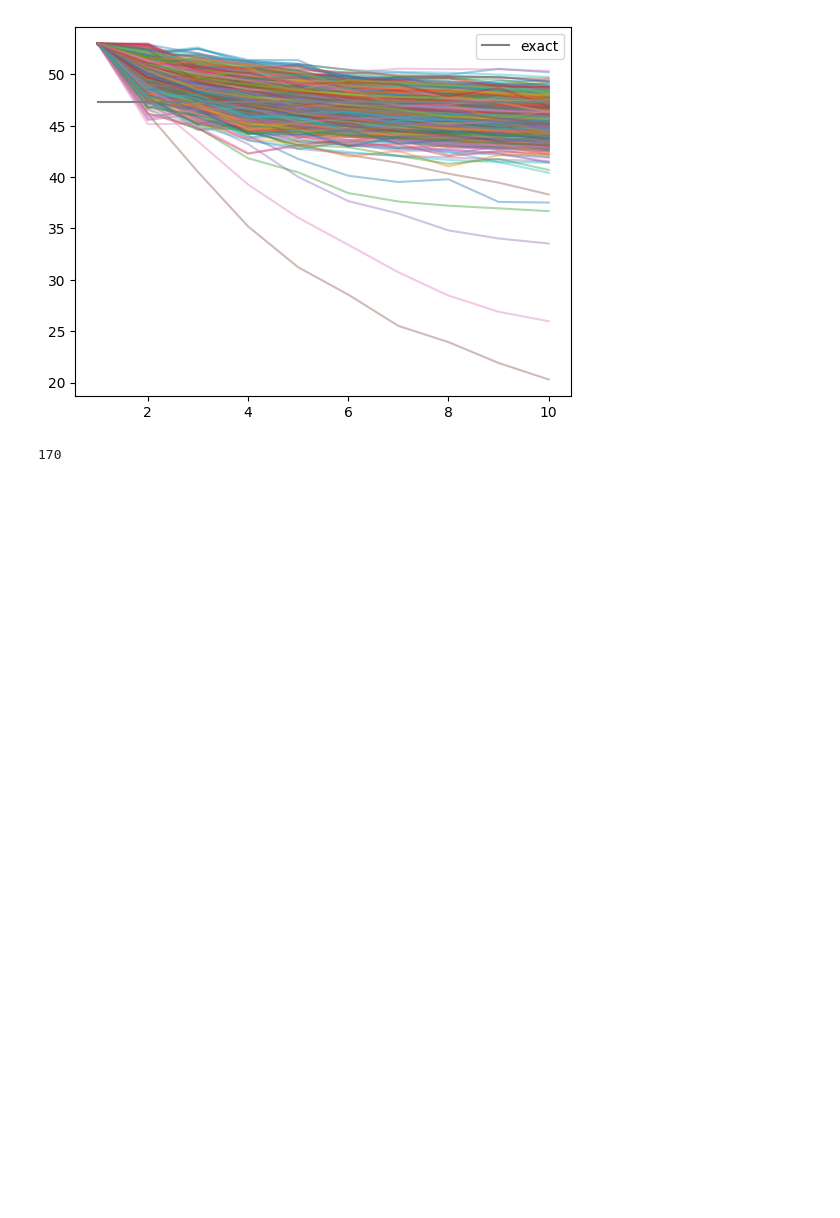
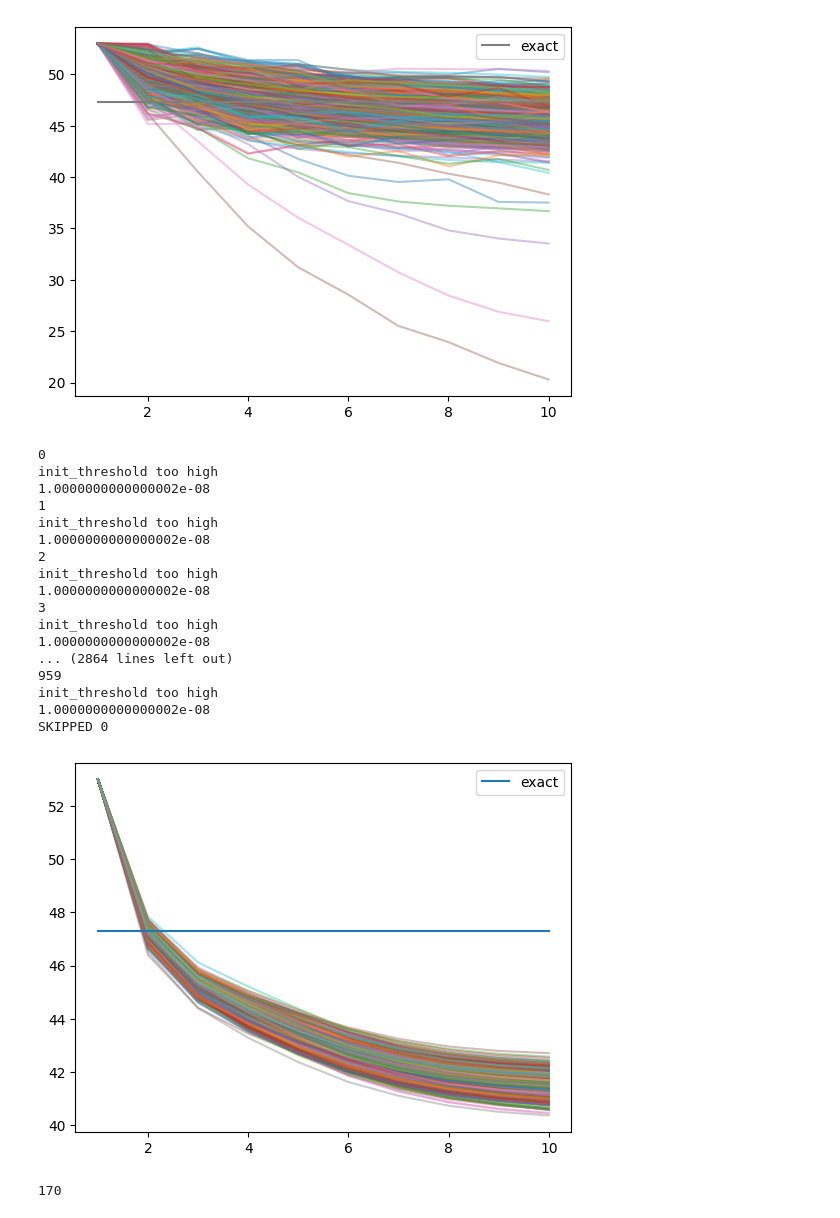
Before and after one commit to wmkirby1/krylov-experiment-data-processing, a Jupyter notebook: k1_57q_expt_11172023_130221/bootstrap_postprocessing.ipynb, the cells around one changed output. Cells and saved outputs as stored; diff of their text form; code cells hidden in the pictures; blank space fills up the shorter version.

```diff
--- a/k1_57q_expt_11172023_130221/bootstrap_postprocessing.ipynb
+++ b/k1_57q_expt_11172023_130221/bootstrap_postprocessing.ipynb
@@ -416,6 +526,86 @@ SKIPPING THIS RESAMPLE 2 WHOLE SUBSPACE ILL-CONDITIONED
 0.019442056158092705
 SKIPPED 403
 [figure]
+# %%
+# Get energy curves from bootstraps NO EXTRAPOLATION
+
+D = len(bootstrap_samples_H_no_extrap[0])
+bootstrap_samples = len(bootstrap_samples_H_no_extrap)
+bootstrap_samples_gs_en_no_extrap = []
+thresholds_no_extrap = []
+copts_no_extrap = []
+low_eig_S_no_extrap = []
+skipped_no_extrap = 0
+for idx in range(bootstrap_samples):#[13]:#
+
+    H_boot = bootstrap_samples_H_no_extrap[idx]
+    S_boot = bootstrap_samples_S_no_extrap[idx]
+
+    eig_vals, eig_vec = np.linalg.eig(S_boot)
+    low_eig_S_no_extrap.append(min(np.real(eig_vals)))
+
+    # low_pos_eig = min(eig for eig in eig_vals if eig >= 0)
+    # diag_rescaling = 1-low_pos_eig
+    # H_boot = H_boot - np.eye(D) * low_pos_eig * H_boot[0,0]
+    # S_boot = S_boot - np.eye(D) * low_pos_eig
+
+    print(idx)
+
+    gs_en_estimates = []
+
+    # for _d in range(1, D+1):
+    #     h = get_partial_matrix(H_boot, range(_d))
+    #     s = get_partial_matrix(S_boot, range(_d))
+
+    #     gs_en_estimates.append(solve_regularized_gen_eig(h, s, k=1, threshold=_d*(0.1+max(min(np.linalg.eigvalsh(S_boot)), 0))))
+    # bootstrap_samples_gs_en.append(gs_en_estimates)
+
+    try:
+        threshold, gs_en_estimates, copt = optimize_threshold(D, H_boot, S_boot, 0, fit_tol=0.5, init_threshold=1e-8, skip_D=0, dimn_scaling=1)
+        print(threshold)
+        # if all(gs_en_estimates[i+1]<gs_en_estimates[i] for i in range(D-1)):
+        if all(gs_en_estimates[i] <= gs_en_estimates[0] for i in range(D-1)):
+            bootstrap_samples_gs_en_no_extrap.append(gs_en_estimates)
+            thresholds_no_extrap.append(threshold)
+            copts_no_extrap.append(copt)
+        else:
+            print('SKIPPING THIS RESAMPLE 1')
+            skipped_no_extrap += 1
+    except Exception as e:
+        print('SKIPPING THIS RESAMPLE 2', e)
+        skipped_no_extrap += 1
+
+print('SKIPPED', skipped_no_extrap)
+
+for gs_en_estimates in bootstrap_samples_gs_en_no_extrap:
+    plt.plot(range(1,D+1), gs_en_estimates, alpha=0.4)
+plt.plot(range(1,D+1), [exact_gse]*D, label = 'exact')
+
+# f = lambda x, a, b: (H_boot[0,0]-a)*np.exp(-b*(x-1)) + a
+# plt.plot(np.arange(1,D+0.1,0.1), [f(x,*copt) for x in np.arange(1,D+0.1,0.1)], alpha=0.4)
+# plt.plot(range(1,D+1), ideal_energies[:D])
+
+plt.legend()
+plt.show()
+# %% [output]
+0
+init_threshold too high
+1.0000000000000002e-08
+1
+init_threshold too high
+1.0000000000000002e-08
+2
+init_threshold too high
+1.0000000000000002e-08
+3
+init_threshold too high
+1.0000000000000002e-08
+... (2864 lines left out)
+959
+init_threshold too high
+1.0000000000000002e-08
+SKIPPED 0
+[figure, added]
 # %%
 len([t for t in thresholds if t<1.1e-8])
 # %% [output]
```
Also changed, not shown: parts of 10 cells of this notebook, 17 other files.
